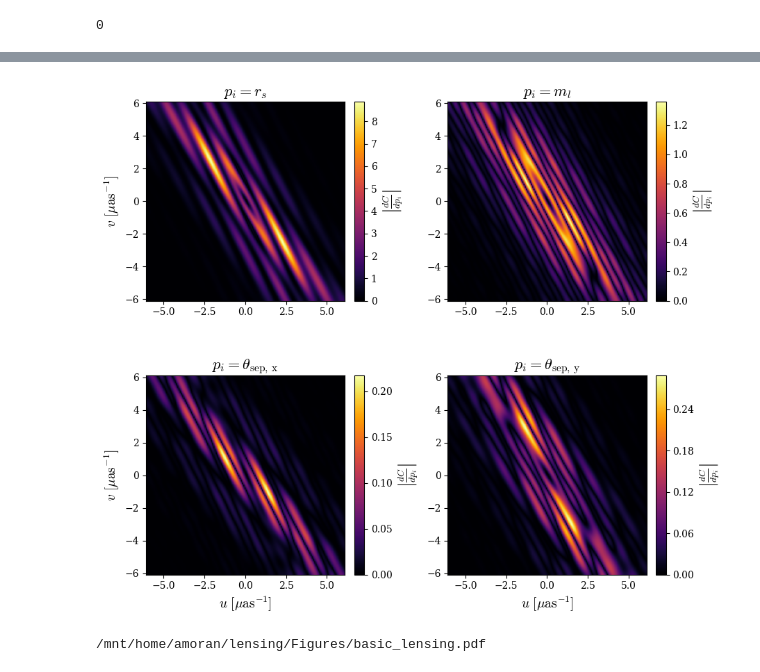
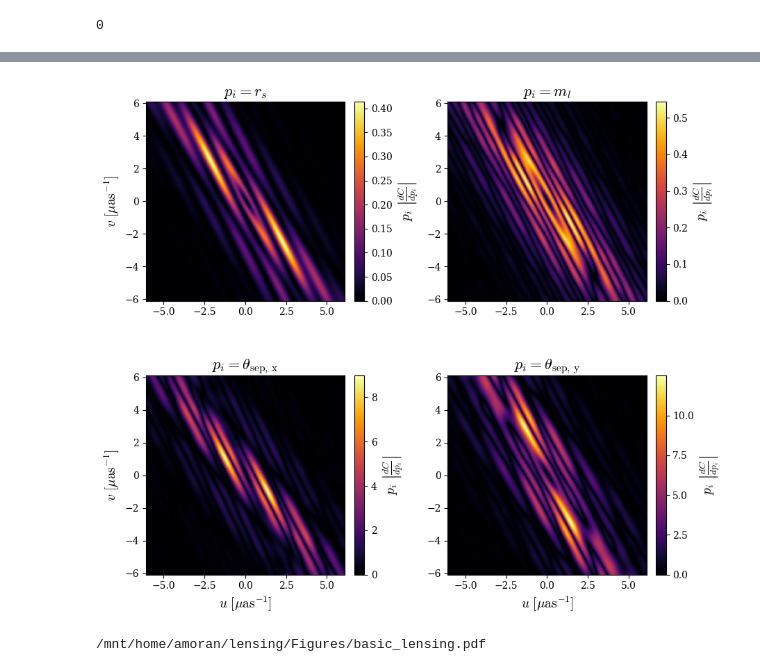
Before and after one commit to abby-moran/Quasar_microlensing_public, a Jupyter notebook: Plots.ipynb, the cells around one changed output, grey strips where cells are left out. Drawn from its saved outputs; the diff is of its cells as text; code cells hidden in the pictures.

```diff
--- a/Plots.ipynb
+++ b/Plots.ipynb
@@ -755,0 +754,26 @@ np.save("dC_dy.npy", dC_dy)
+# %%
+#zoom in
+zoom = 50
+ny, nx = corr_00_full.shape
+cy, cx = ny//2, nx//2  # center
+def zoom_in(arr, factor=zoom):
+    half_y = ny // (2*factor)
+    half_x = nx // (2*factor)
+    return arr[cy-half_y:cy+half_y, cx-half_x:cx+half_x]
+
+dC_dr_test_z = zoom_in(dC_dr_test)*rad
+
+# Make the figure
+fig, ax = plt.subplots(figsize=(7, 5))
+extent_z =np.array( [-umax/zoom, umax/zoom, -umax/zoom, umax/zoom])/rad_to_arcsec
+im=ax.imshow(np.abs(dC_dr_test_z), origin="lower", extent=extent_z, cmap="inferno")
+cbar = plt.colorbar(im, ax=ax, fraction=.046)
+cbar.set_label(r"$r_s\ \left|\frac{d C}{d r_s}\right| $", fontsize=14)
+cbar.ax.tick_params(labelsize=14)
+ax.set_title('Macrolensing only', fontsize=16)
+ax.scatter(np.array(max_us)/rad_to_arcsec, np.array(max_vs)/rad_to_arcsec, label='Maxima', marker='x')
+ax.legend()
+ax.set_ylabel(r"$v \ [\mu \text{as}^{-1}]$", fontsize=14)
+ax.set_xlabel(r"$u \ [\mu \text{as}^{-1}]$", fontsize=14)
+
+plt.savefig('../Figures/macor_deriv.pdf', bbox_inches='tight')
@@ -763,10 +789,10 @@ def zoom_in(arr, factor=zoom):
     half_x = nx // (2*factor)
     return arr[cy-half_y:cy+half_y, cx-half_x:cx+half_x]
 
-dC_dr_lensed_z = zoom_in(dC_dr_lensed)/rad_to_arcsec
-dC_dmass_z = zoom_in(dC_dmass)
-dC_dx_z = zoom_in(dC_dx)/rad_to_arcsec
-dC_dy_z = zoom_in(dC_dy)/rad_to_arcsec
+dC_dr_lensed_z = zoom_in(dC_dr_lensed)*rad
+dC_dmass_z = zoom_in(dC_dmass)*star_params_1[0][0]
+dC_dx_z = zoom_in(dC_dx)*star_params_1[-1][0][0]
+dC_dy_z = zoom_in(dC_dy)*star_params_1[-1][0][1]
 
 
 # Make the figure
@@ -786,36 +812,36 @@ for i, ax in enumerate(axes[0, :]):
     implot = ax.imshow(imlist[i], origin="lower", extent=extent_z,cmap="inferno")
     #ax.set_xlabel(r"$u \ [\mu \text{as}^{-1}]$", fontsize=14)
     if i == 0:
         ax.set_ylabel(r"$v \ [\mu \text{as}^{-1}]$", fontsize=14)
     ax.set_title(titles[i],  fontsize=16)
 
     #ax.set_title(titles2[i])
 
     cbar = fig.colorbar(implot, location="right", fraction=0.05, pad=0.04)
-    cbar.set_label(r"$\left|\frac{d C}{d p_i}\right| $", fontsize=14)
+    cbar.set_label(r"$p_i\ \left|\frac{d C}{d p_i}\right| $", fontsize=14)
 
 vmin2 = np.min([im.min() for im in imlist2])
 vmax2 = np.max([im.max() for im in imlist2])
 extent_z =np.array( [-umax/zoom, umax/zoom, -umax/zoom, umax/zoom])/rad_to_arcsec
 for i, ax in enumerate(axes[1, :]):
     implot = ax.imshow(imlist2[i], origin="lower", extent=extent_z, cmap="inferno")
     ax.set_xlabel(r"$u \ [\mu \text{as}^{-1}]$", fontsize=14)
     if i == 0:
         ax.set_ylabel(r"$v \ [\mu \text{as}^{-1}]$", fontsize=14)
     ax.set_title(titles2[i], fontsize=16)
     cbar = fig.colorbar(implot, location="right", fraction=0.05, pad=0.04)
     tick_locator = ticker.MaxNLocator(nbins=5)
     cbar.locator = tick_locator
     cbar.update_ticks()
-    cbar.set_label(r"$\left|\frac{d C}{d p_i}\right| $", fontsize=14)
+    cbar.set_label(r"$p_i \ \left|\frac{d C}{d p_i}\right| $", fontsize=14)
 
 #cbar2 = fig.colorbar(implot, ax=axes[1, :], location="right", fraction=0.0205, pad=0.04)
 #cbar2.set_label(r"$\left|\frac{d C}{d p_i}\right| $", fontsize=14)
 #plt.show()
 
 plt.savefig('../Figures/derivs.pdf', bbox_inches='tight')
 # %% [output]
-[figure, old version]
+[figure, new version]
 # %%
 #Generate Figure 1
 
```
Also changed, not shown: parts of 6 cells of this notebook, 6 other files.
